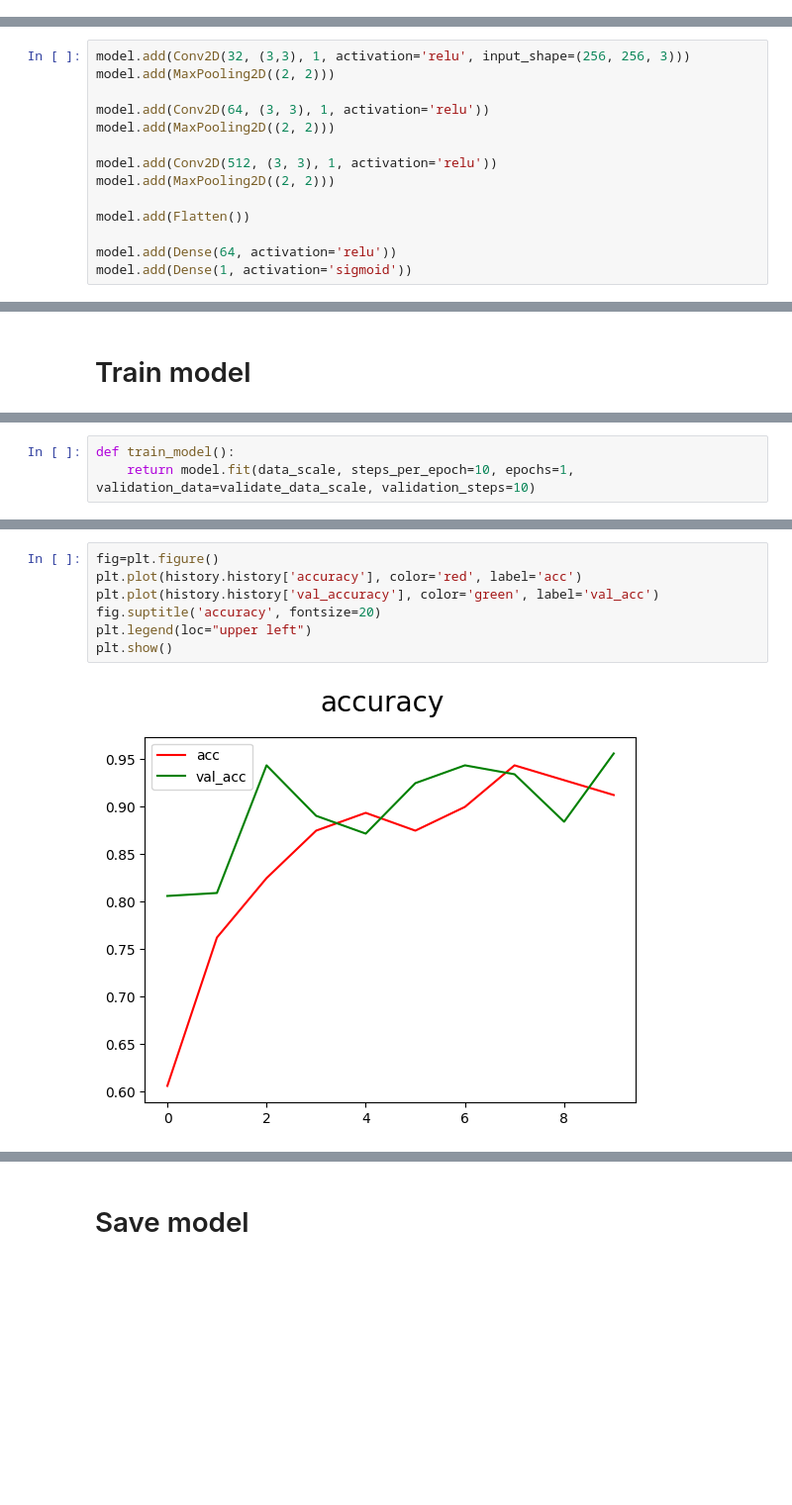
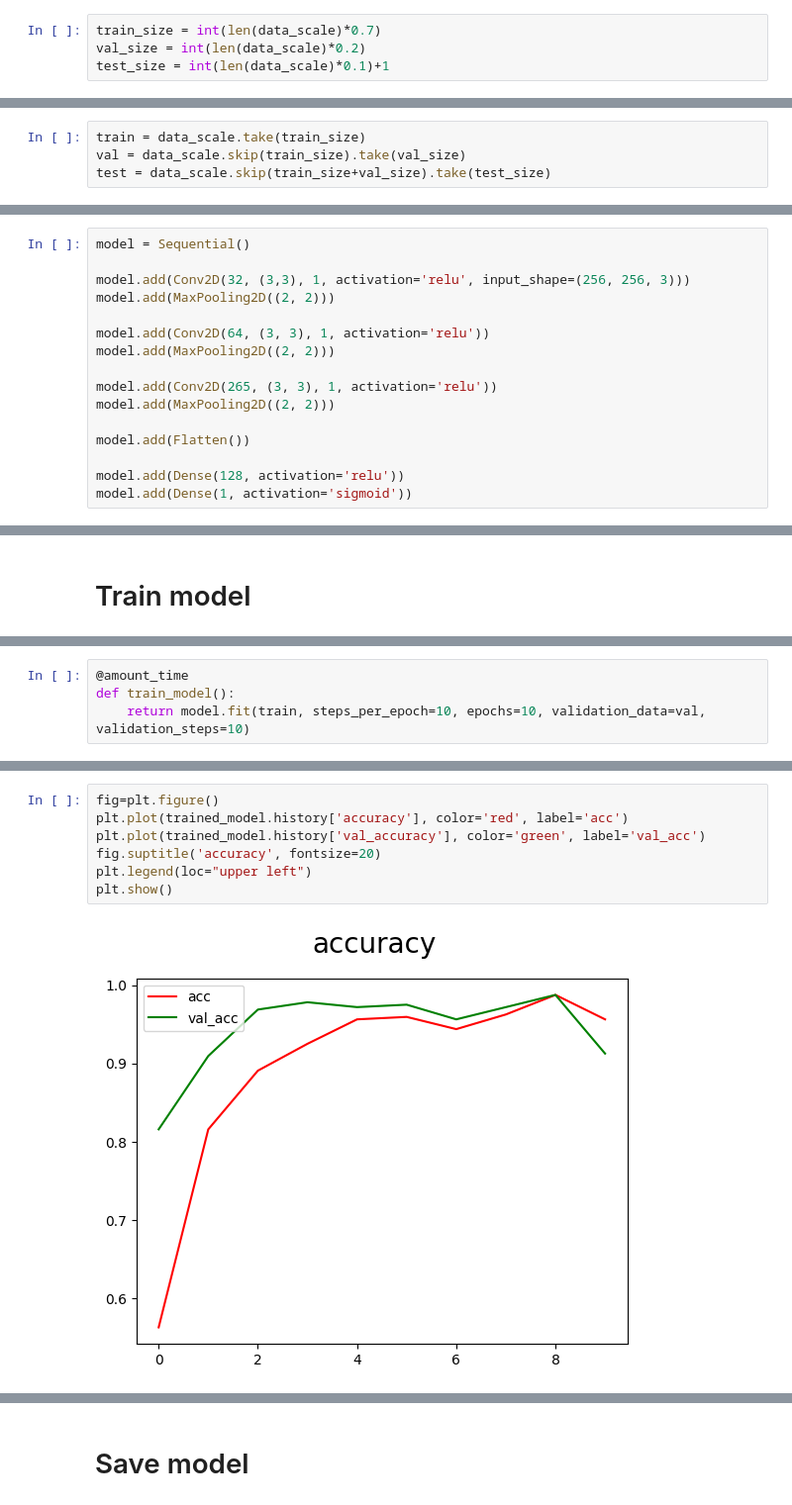
Before and after one commit to JurijJusel/Image, a Jupyter notebook: CNN_model.ipynb, the cells around one changed output, grey strips where cells are left out. Shown at 99% size. Cells and saved outputs as stored; diff of their text form; blank space fills up the shorter version.

```diff
--- a/CNN_model.ipynb
+++ b/CNN_model.ipynb
@@ -62,0 +66,4 @@ validate_data_scale=validate_data.map(lambda x, y:(x/255, y))
+# %%
+train_size = int(len(data_scale)*0.7)
+val_size = int(len(data_scale)*0.2)
+test_size = int(len(data_scale)*0.1)+1
@@ -62,0 +82,4 @@ validate_data_scale=validate_data.map(lambda x, y:(x/255, y))
+# %%
+train = data_scale.take(train_size)
+val = data_scale.skip(train_size).take(val_size)
+test = data_scale.skip(train_size+val_size).take(test_size)
@@ -96,16 +121,18 @@ model = Sequential()
 # %%
+model = Sequential()
+
 model.add(Conv2D(32, (3,3), 1, activation='relu', input_shape=(256, 256, 3)))
 model.add(MaxPooling2D((2, 2)))
 
 model.add(Conv2D(64, (3, 3), 1, activation='relu'))
 model.add(MaxPooling2D((2, 2)))
 
-model.add(Conv2D(512, (3, 3), 1, activation='relu'))
+model.add(Conv2D(265, (3, 3), 1, activation='relu'))
 model.add(MaxPooling2D((2, 2)))
 
 model.add(Flatten())
 
-model.add(Dense(64, activation='relu'))
+model.add(Dense(128, activation='relu'))
 model.add(Dense(1, activation='sigmoid'))
 # %%
 model.compile(optimizer='adam', loss=tf.losses.BinaryCrossentropy(), metrics=['accuracy'])
@@ -143,8 +171,9 @@ def amount_time(func):
         return trained_model
     return stopwatch_timer
 # %%
+@amount_time
 def train_model():
-    return model.fit(data_scale, steps_per_epoch=10, epochs=1, validation_data=validate_data_scale, validation_steps=10)
+    return model.fit(train, steps_per_epoch=10, epochs=10, validation_data=val, validation_steps=10)
 # %%
 trained_model=train_model()
 # %% [output]
@@ -207,9 +228,9 @@ plt.show()
 # %%
 fig=plt.figure()
-plt.plot(history.history['accuracy'], color='red', label='acc')
-plt.plot(history.history['val_accuracy'], color='green', label='val_acc')
+plt.plot(trained_model.history['accuracy'], color='red', label='acc')
+plt.plot(trained_model.history['val_accuracy'], color='green', label='val_acc')
 fig.suptitle('accuracy', fontsize=20)
 plt.legend(loc="upper left")
 plt.show()
 # %% [output]
-[figure, old version]
+[figure, new version]
```
Also changed, not shown: parts of 35 cells of this notebook.
